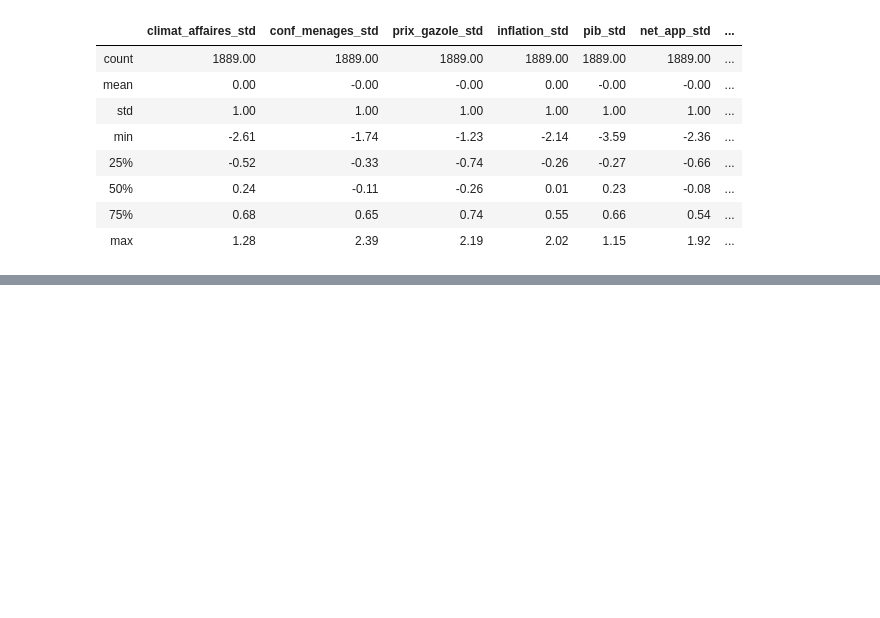
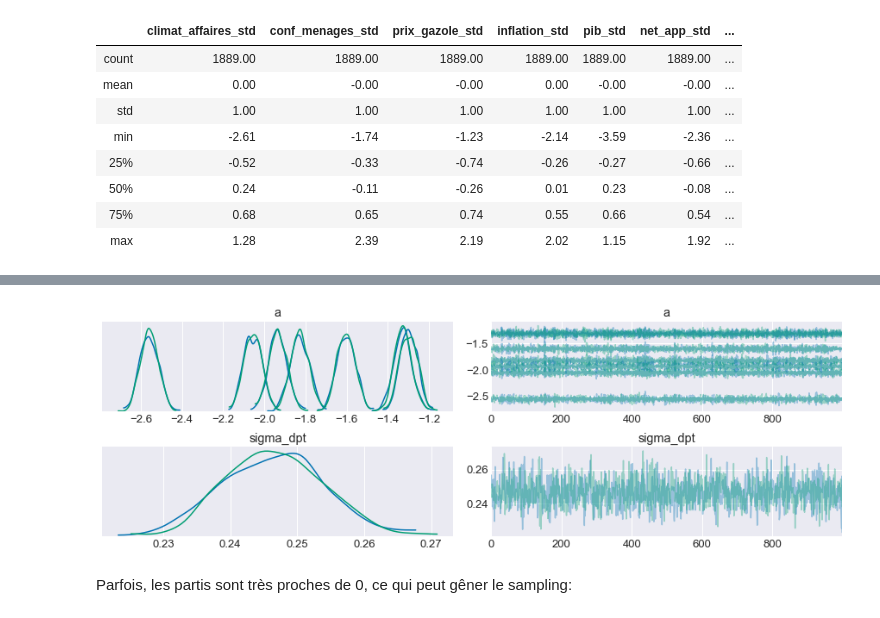
Before and after one commit to pollsposition/models, a Jupyter notebook: fondamentaux/funds2.ipynb, the cells around one changed output, grey strips where cells are left out. Drawn from its saved outputs; the diff is of its cells as text; code cells hidden in the pictures; blank space fills up the shorter version.

```diff
--- a/fondamentaux/funds2.ipynb
+++ b/fondamentaux/funds2.ipynb
@@ -97,0 +131,5 @@ ValueError: Input dimension mis-match. (input[0].shape[1] = 7, input[1].shape[1]
+# %%
+with m_itcpt:
+    trace_itcpt = pm.sample(1000, tune=3000, cores=2, random_seed=RANDOM_SEED)
+
+az.summary(trace_itcpt, round_to=2, var_names=["a", "sigma_dpt"])
@@ -97,0 +150,6 @@ ValueError: Input dimension mis-match. (input[0].shape[1] = 7, input[1].shape[1]
+# %%
+az.plot_trace(trace_itcpt, var_names=["a", "sigma_dpt"], compact=True)
+# %% [output]
+[figure, added]
+# %% [markdown]
+Parfois, les partis sont très proches de 0, ce qui peut gêner le sampling:
```
Also changed, not shown: parts of 19 cells of this notebook.
